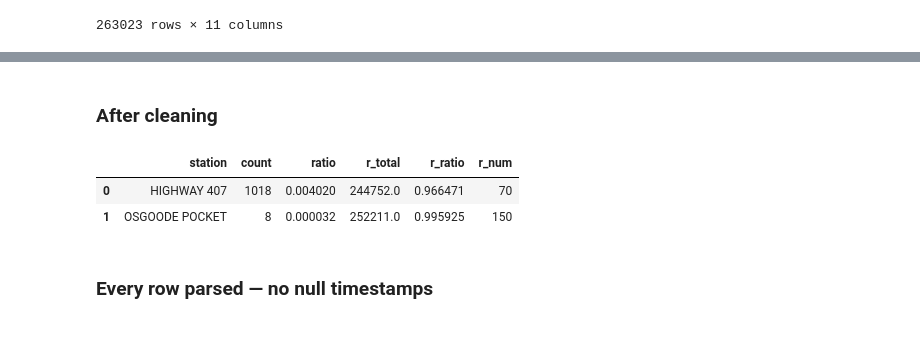
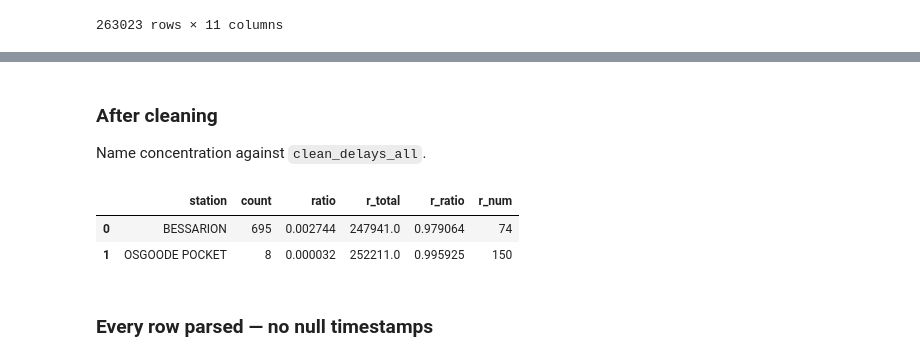
Before and after one commit to DevAwol/TTCdelay, a Jupyter notebook: explore.ipynb, the cells around one changed output, grey strips where cells are left out. Cells and saved outputs as stored; diff of their text form; code cells hidden in the pictures; blank space fills up the shorter version.

```diff
--- a/explore.ipynb
+++ b/explore.ipynb
@@ -587,27 +573,29 @@ con.sql("""
 238035 rows × 9 columns
 # %% [markdown]
 ### After cleaning
+
+Name concentration against `clean_delays_all`.
 # %%
 pd.set_option('display.max_rows', 100)
 
 con.sql("""
 WITH ranked AS (
     SELECT
         Station,
         COUNT(Station) AS count,
         count / SUM(COUNT(*)) OVER () AS ratio,
         SUM(COUNT(*)) OVER (ORDER BY COUNT(*) DESC) as r_total,
         r_total / SUM(COUNT(*)) OVER () AS r_ratio,
         ROW_NUMBER() OVER (ORDER BY COUNT(*) DESC) AS r_num
     FROM clean_delays_all
     GROUP BY Station
     ORDER BY Count DESC
 )
-SELECT * FROM ranked WHERE r_num IN (70,150)
+SELECT * FROM ranked WHERE r_num IN (74,150)
 """).df()
 # %% [output]
 |  | station | count | ratio | r_total | r_ratio | r_num |
-| 0 | HIGHWAY 407 | 1018 | 0.004020 | 244752.0 | 0.966471 | 70 |
+| 0 | BESSARION | 695 | 0.002744 | 247941.0 | 0.979064 | 74 |
 | 1 | OSGOODE POCKET | 8 | 0.000032 | 252211.0 | 0.995925 | 150 |
 # %% [markdown]
 ### Every row parsed — no null timestamps
```
Also changed, not shown: parts of 42 cells of this notebook.
